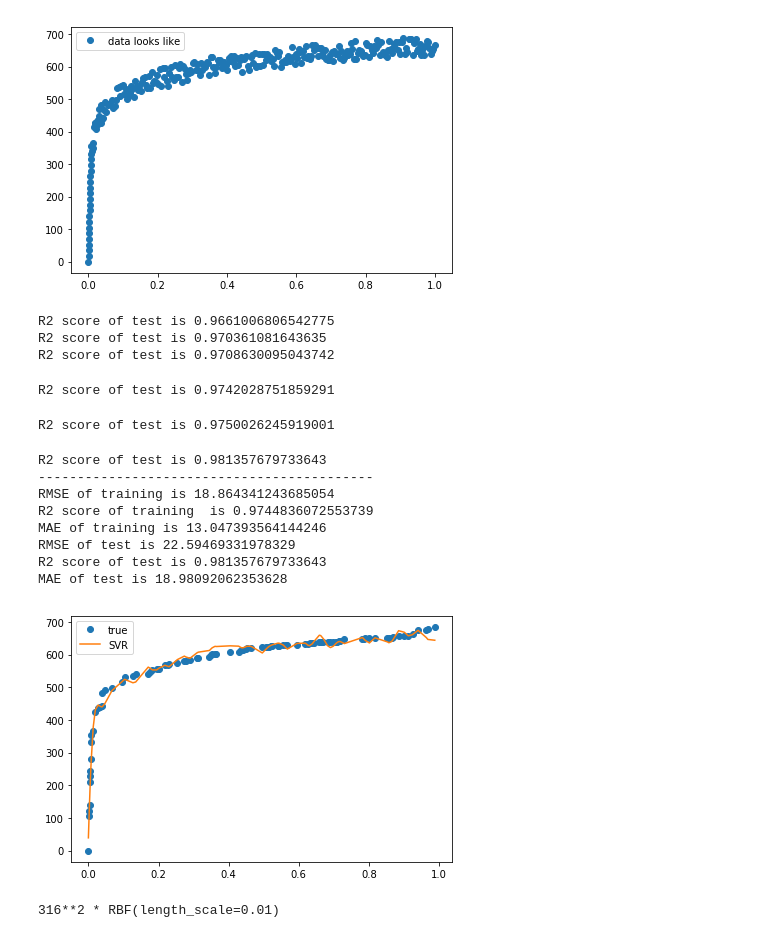
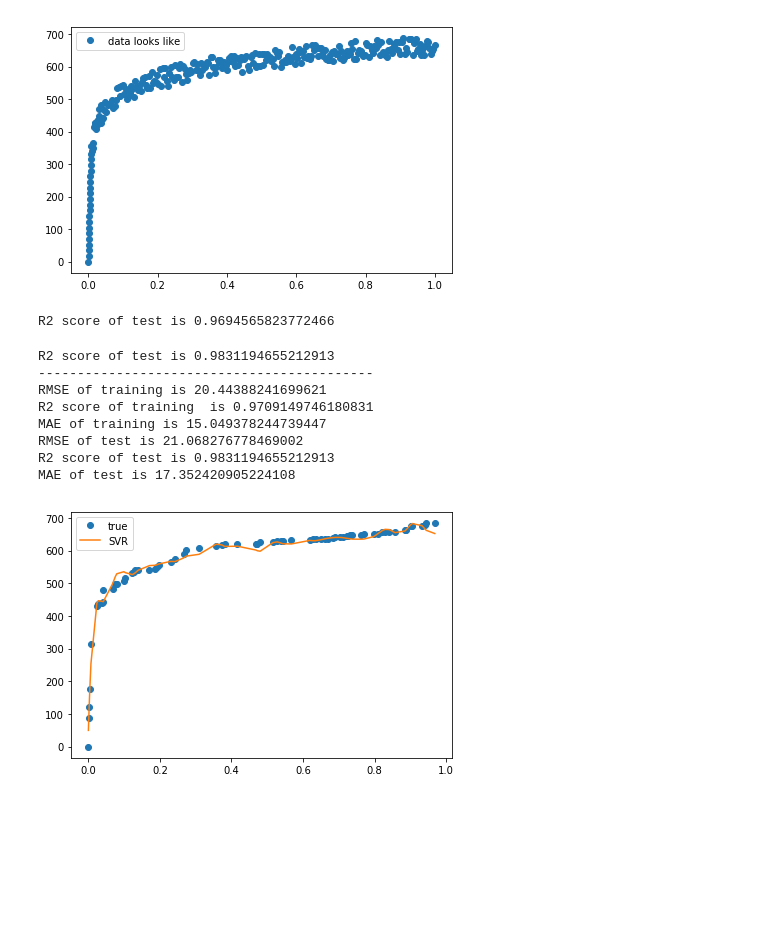
Before and after one commit to nmtuan97/ml_learning, a Jupyter notebook: svr_model.ipynb, the cells around one changed output. Drawn from its saved outputs; the diff is of its cells as text; code cells hidden in the pictures; blank space fills up the shorter version.

```diff
--- a/svr_model.ipynb
+++ b/svr_model.ipynb
@@ -39,6 +39,7 @@ plt.show()
 [figure]
 # %%
 # train model using svr method
+
 r2_ = 0.98
 r2_train_ = 0.0
 r2_test_ = 0.0
@@ -46,7 +47,7 @@ max_ = 0
 while r2_test_ < float(r2_):
     X_train,X_test,y_train,y_test = train_test_split(X,y,test_size = 0.25)
 
-    svr_model = SVR(kernel = 'rbf', C=10000, gamma=150)
+    svr_model = SVR(kernel = 'rbf', C=100000, gamma=200)
     svr_model.fit(X_train, y_train)
 
     y_train_predicted_svr_ = svr_model.predict(X_train)
@@ -72,47 +73,33 @@ print("RMSE of test is {}".format(rmse_test_))
 print("R2 score of test is {}".format(max_))
 print("MAE of test is {}".format(mae_test_))
 # %% [output]
-R2 score of test is 0.9661006806542775
-R2 score of test is 0.970361081643635
-R2 score of test is 0.9708630095043742
+R2 score of test is 0.9694565823772466
-R2 score of test is 0.9742028751859291
+R2 score of test is 0.9831194655212913
+-------------------------------------------
+RMSE of training is 20.44388241699621
+R2 score of training  is 0.9709149746180831
+MAE of training is 15.049378244739447
+RMSE of test is 21.068276778469002
+R2 score of test is 0.9831194655212913
+MAE of test is 17.352420905224108
-R2 score of test is 0.9750026245919001
-R2 score of test is 0.981357679733643
--------------------------------------------
-RMSE of training is 18.864341243685054
-R2 score of training  is 0.9744836072553739
-MAE of training is 13.047393564144246
-RMSE of test is 22.59469331978329
-R2 score of test is 0.981357679733643
-MAE of test is 18.98092062353628
 # %%
 # svr_model_ = f"svr_model.pickle"
 # print(f"Save model to file {svr_model_} ... ", end="")
 # pickle.dump(svr_model, open(svr_model_, "wb"))
 # print("OK")
 
-X_train,X_test,y_train,y_test = train_test_split(X,y,test_size = 0.33)
+X_train,X_test,y_train,y_test = train_test_split(X,y,test_size = 0.25)
 
 X_test = np.sort(X_test, axis=0)
 
 y_test = np.sort(y_test, axis=0)
 
 y_pred_2 = svr_model.predict(X_test)
 
 plt.plot(X_test, y_test, 'o', label='true')
 plt.plot(X_test, y_pred_2, '-', label='SVR')
 plt.legend()
 plt.tight_layout()
 plt.show()
 # %% [output]
-[figure, old version]
+[figure, new version]
-# %%
-from sklearn.gaussian_process import GaussianProcessRegressor
-from sklearn.gaussian_process.kernels import RBF
-
-kernel = 1 * RBF(length_scale=280, length_scale_bounds=(1e-2, 1e2))
-gaussian_process = GaussianProcessRegressor(kernel=kernel, n_restarts_optimizer=9)
-gaussian_process.fit(X_train, y_train)
-gaussian_process.kernel_
-# %% [output]
-316**2 * RBF(length_scale=0.01)
```
Also changed, not shown: parts of 4 cells of this notebook, 1 other file.
